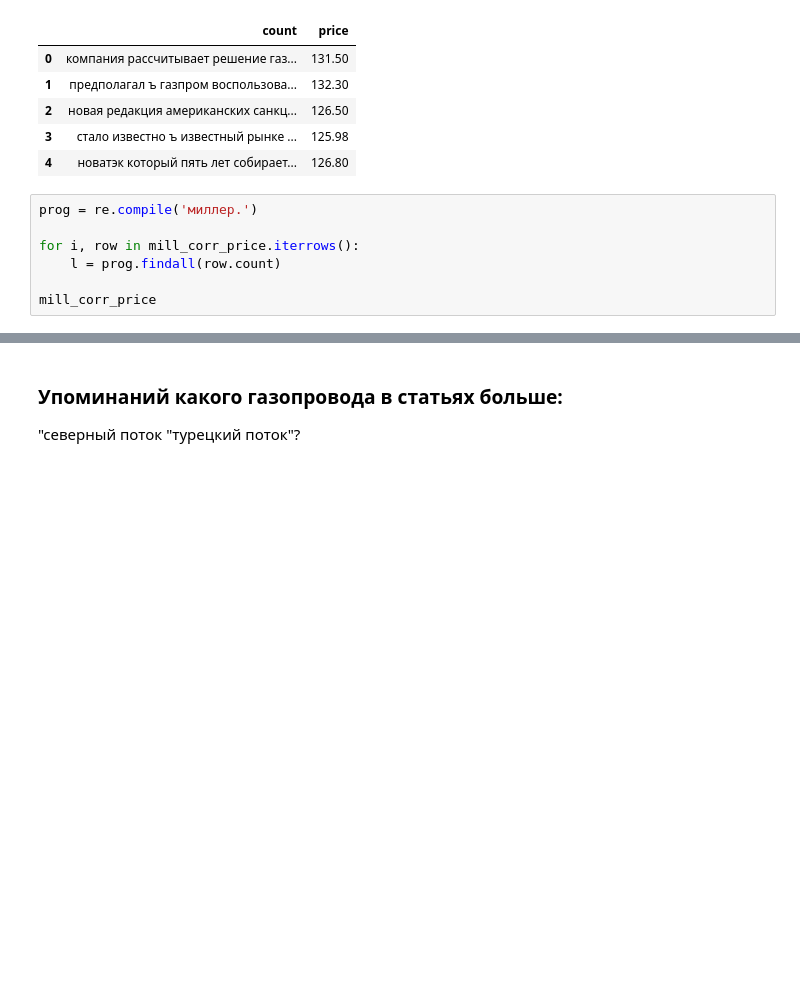
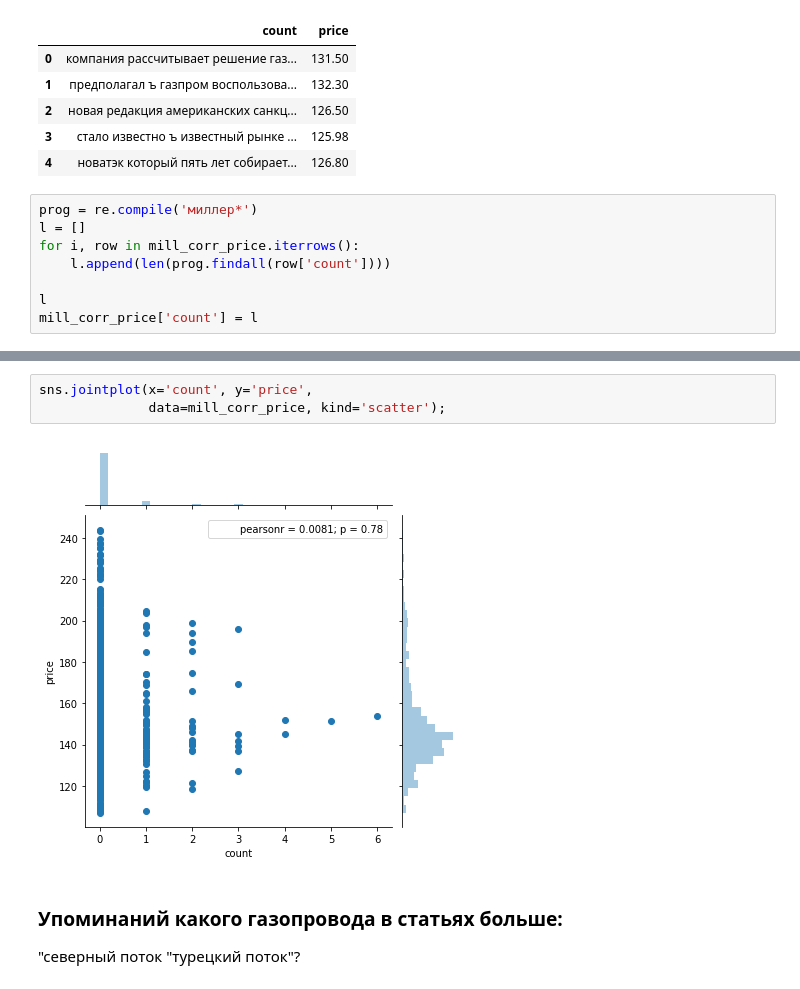
Before and after one commit to evovvan/recomendet_labs, a Jupyter notebook: 5.4 Classification/Task.ipynb, the cells around one changed output, grey strips where cells are left out. Cells and saved outputs as stored; diff of their text form; blank space fills up the shorter version.

```diff
--- a/5.4 Classification/Task.ipynb
+++ b/5.4 Classification/Task.ipynb
@@ -195,9 +195,10 @@ mill_corr_price.head()
 | 3 | стало известно ъ известный рынке ... | 125.98 |
 | 4 | новатэк который пять лет собирает... | 126.80 |
 # %%
-prog = re.compile('миллер.')
+prog = re.compile('миллер*')
+l = []
+for i, row in mill_corr_price.iterrows():
+    l.append(len(prog.findall(row['count'])))
 
-for i, row in mill_corr_price.iterrows():
-    l = prog.findall(row.count)
-
-mill_corr_price
+l
+mill_corr_price['count'] = l
@@ -223,3 +217,8 @@ sns.heatmap(corr, annot=True, xticklabels = list(rankings), yticklabels = list(r
+# %%
+sns.jointplot(x='count', y='price',
+              data=mill_corr_price, kind='scatter');
+# %% [output]
+[figure, added]
 # %% [markdown]
 ### Упоминаний какого газопровода в статьях больше:
 "северный поток "турецкий поток"?
```
Also changed, not shown: parts of 11 cells of this notebook, 2 other files.
